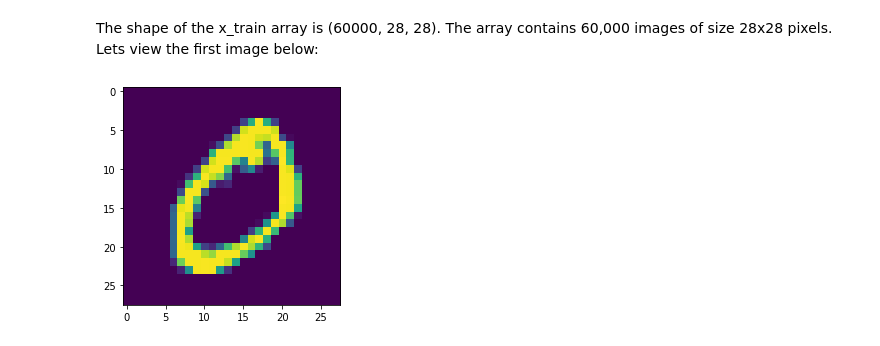
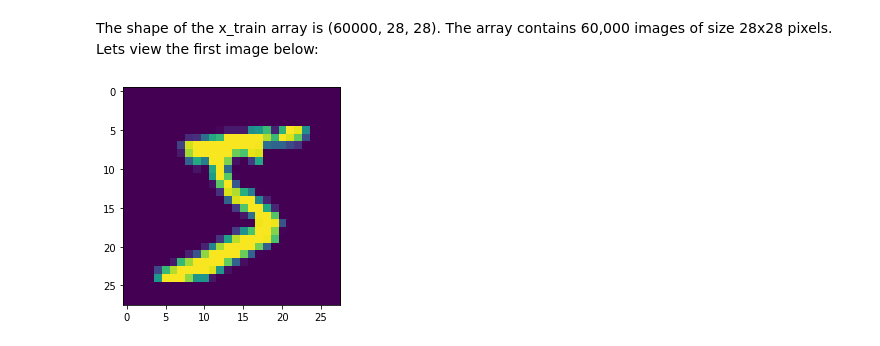
Before and after one commit to sahand92/ML, a Jupyter notebook: tutorials/tutorial_1.ipynb, the cells around one changed output. Drawn from its saved outputs; the diff is of its cells as text; code cells hidden in the pictures.

```diff
--- a/tutorials/tutorial_1.ipynb
+++ b/tutorials/tutorial_1.ipynb
@@ -29,6 +29,6 @@ np.shape(x_train)
 # %% [markdown]
 The shape of the x_train array is (60000, 28, 28). The array contains 60,000 images of size 28x28 pixels. Lets view the first image below:
 # %%
-imgplot = plt.imshow(x_train[1,:,:])
+imgplot = plt.imshow(x_train[0,:,:])
 # %% [output]
-[figure, old version]
+[figure, new version]
```
Also changed, not shown: parts of 3 cells of this notebook.
